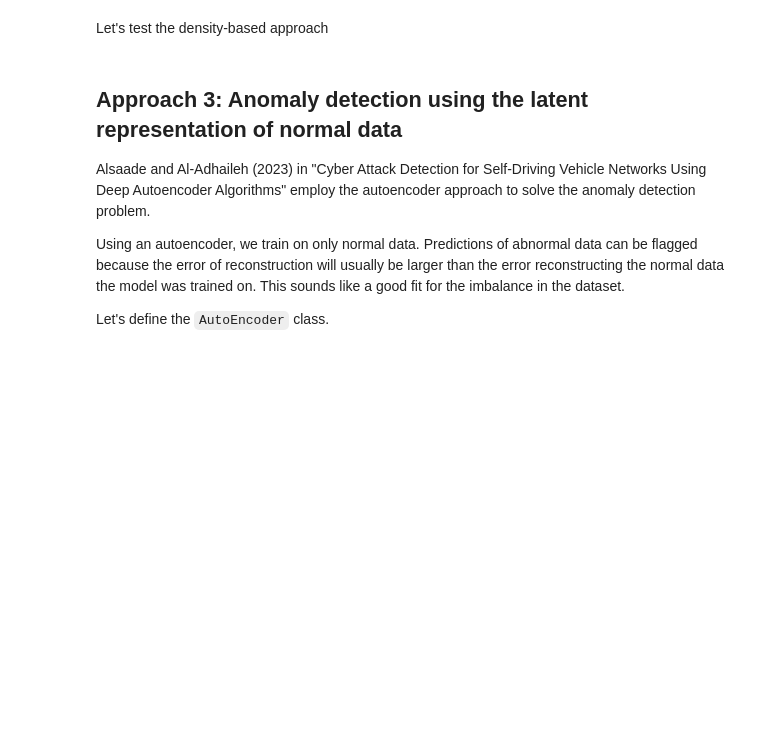
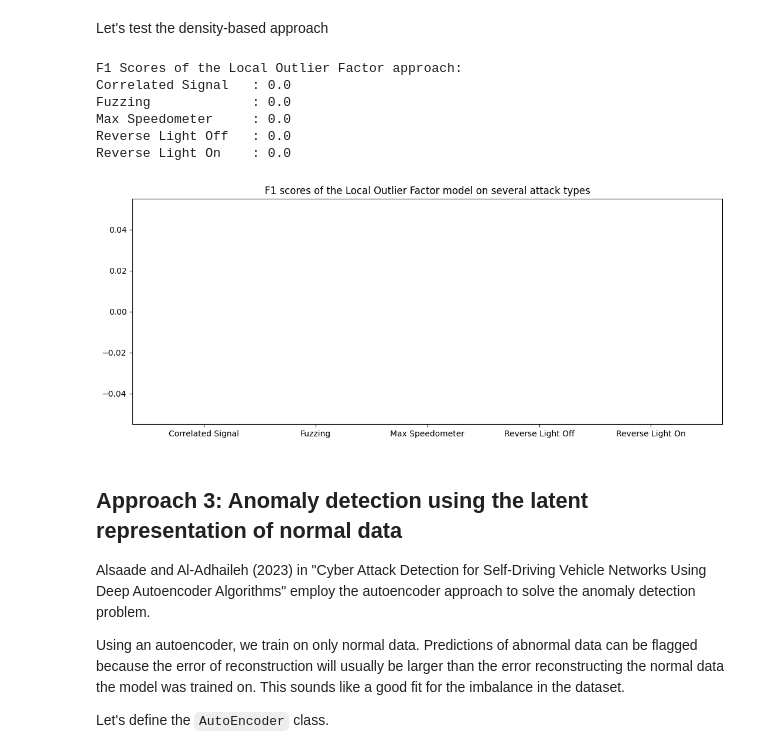
Before and after one commit to akin-oladejo/can-anomaly-detection-v2, a Jupyter notebook: notebooks/Detecting Attacks on the Renault CAN data.ipynb, the cells around one changed output. Drawn from its saved outputs; the diff is of its cells as text; code cells hidden in the pictures; blank space fills up the shorter version.

```diff
--- a/notebooks/Detecting Attacks on the Renault CAN data.ipynb
+++ b/notebooks/Detecting Attacks on the Renault CAN data.ipynb
@@ -558,8 +578,16 @@ Done
 Let's test the density-based approach
 # %%
 test_approach(model=lof,
-              utils=road_dset,
+              dset=road_dset,
               print_report=False)
+# %% [output]
+F1 Scores of the Local Outlier Factor approach:
+Correlated Signal   : 0.0
+Fuzzing             : 0.0
+Max Speedometer     : 0.0
+Reverse Light Off   : 0.0
+Reverse Light On    : 0.0
+[figure, added]
 # %% [markdown]
 ## Approach 3: Anomaly detection using the latent representation of normal data
 Alsaade and Al-Adhaileh (2023) in "Cyber Attack Detection for Self-Driving Vehicle Networks Using Deep Autoencoder Algorithms" employ the autoencoder approach to solve the anomaly detection problem.
```
Also changed, not shown: parts of 16 cells of this notebook.
